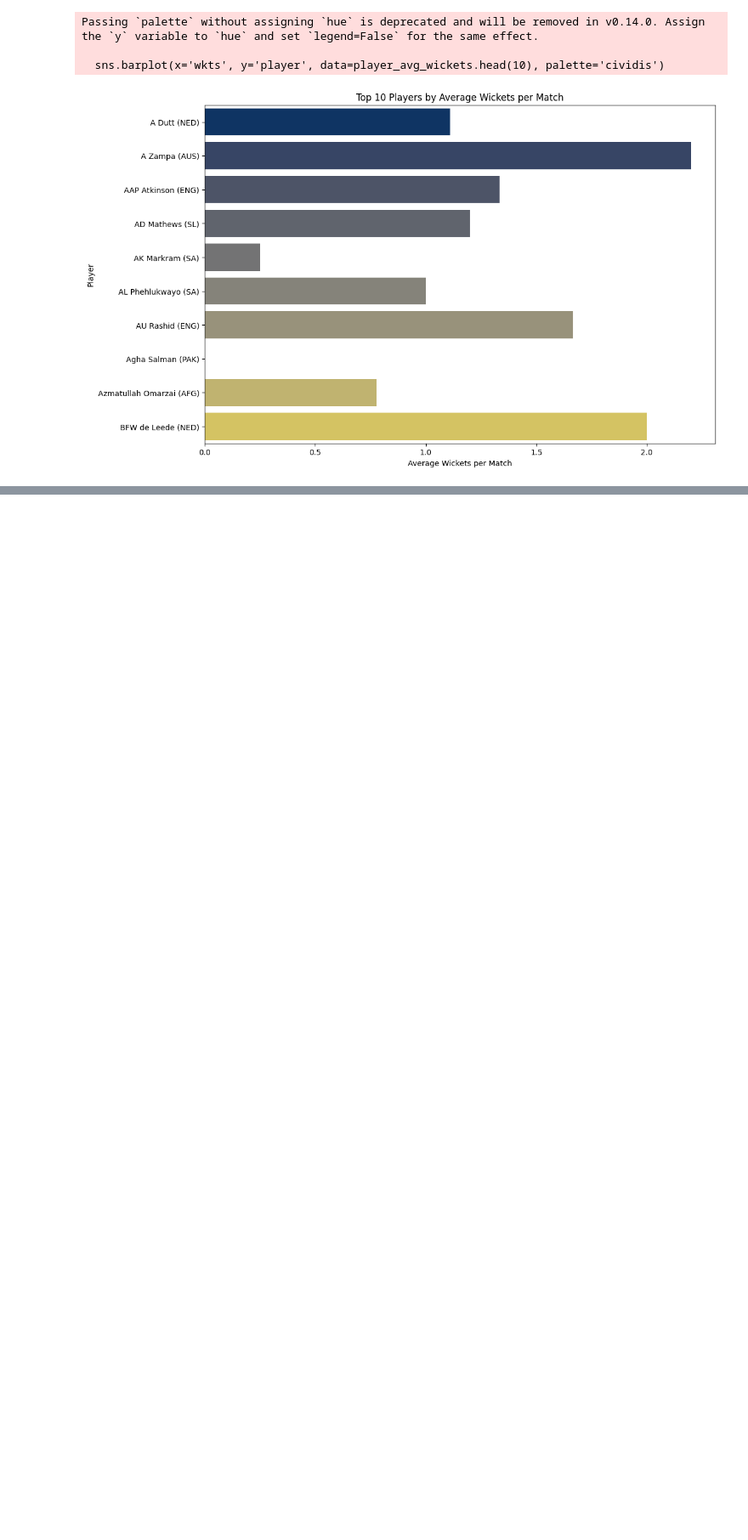
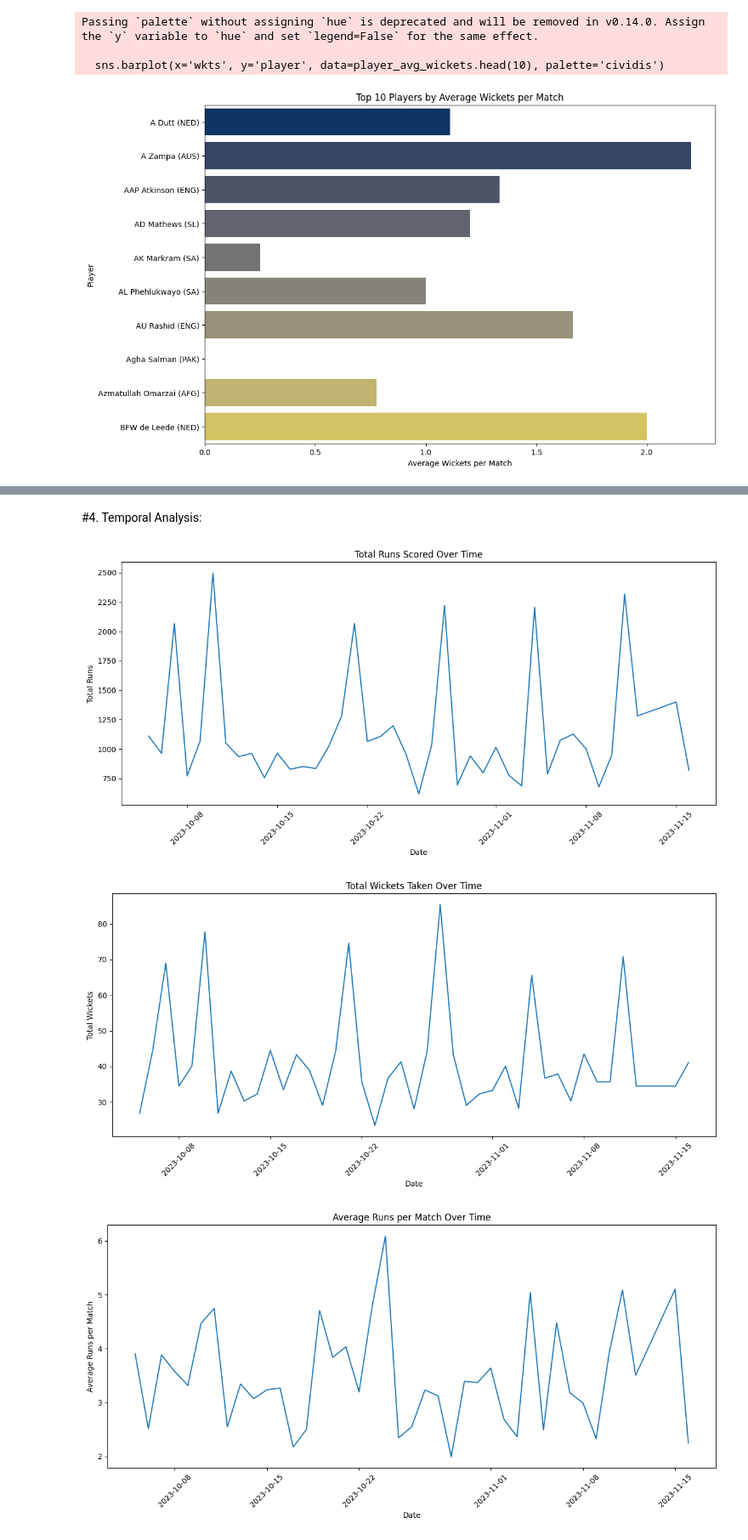
Before and after one commit to AnitaTasnim/Mentorness-ML-internship, a Jupyter notebook: worldcup2023.ipynb, the cells around one changed output, grey strips where cells are left out. Shown at 85% size. Saved outputs shown, nothing was run; the diff lists cells and outputs as text; code cells hidden in the pictures; blank space fills up the shorter version.

```diff
--- a/worldcup2023.ipynb
+++ b/worldcup2023.ipynb
@@ -430,0 +436,2 @@ Passing `palette` without assigning `hue` is deprecated and will be removed in v
+# %%
+data=df
@@ -430,0 +465,8 @@ Passing `palette` without assigning `hue` is deprecated and will be removed in v
+# %%
+# Fill NaN values in 'runs' column with the mean of that column
+#4s	6s	sr	not_out	mins
+data['4s'] = data['4s'].fillna(data['4s'].mean())
+data['6s'] = data['6s'].fillna(data['6s'].mean())
+data['sr'] = data['sr'].fillna(data['sr'].mean())
+data['not_out'] = data['not_out'].fillna(data['not_out'].mean())
+data['mins'] = data['mins'].fillna(data['mins'].mean())
@@ -430,0 +780,65 @@ Passing `palette` without assigning `hue` is deprecated and will be removed in v
+# %% [markdown]
+#4. Temporal Analysis:
+# %%
+
+# Convert 'start_date' column to datetime format
+data['start_date'] = pd.to_datetime(data['start_date'])
+
+# Temporal Analysis - Total Runs Scored Over Time
+total_runs_over_time = data.groupby('start_date')['runs'].sum().reset_index()
+
+# Temporal Analysis - Total Wickets Taken Over Time
+total_wickets_over_time = data.groupby('start_date')['wkts'].sum().reset_index()
+
+# Plotting Temporal Analysis - Total Runs Scored Over Time
+plt.figure(figsize=(12, 6))
+sns.lineplot(x='start_date', y='runs', data=total_runs_over_time)
+plt.title('Total Runs Scored Over Time')
+plt.xlabel('Date')
+plt.ylabel('Total Runs')
+plt.xticks(rotation=45)
+plt.tight_layout()
+plt.show()
+
+# Plotting Temporal Analysis - Total Wickets Taken Over Time
+plt.figure(figsize=(12, 6))
+sns.lineplot(x='start_date', y='wkts', data=total_wickets_over_time)
+plt.title('Total Wickets Taken Over Time')
+plt.xlabel('Date')
+plt.ylabel('Total Wickets')
+plt.xticks(rotation=45)
+plt.tight_layout()
+plt.show()
+
+# Temporal Analysis - Average Runs per Match Over Time
+data['matches_played'] = data.groupby('player')['start_date'].transform('count')
+data['avg_runs_per_match'] = data['runs'] / data['matches_played']
+avg_runs_per_match_over_time = data.groupby('start_date')['avg_runs_per_match'].mean().reset_index()
+
+# Temporal Analysis - Average Wickets per Match Over Time
+data['avg_wkts_per_match'] = data['wkts'] / data['matches_played']
+avg_wkts_per_match_over_time = data.groupby('start_date')['avg_wkts_per_match'].mean().reset_index()
+
+# Plotting Temporal Analysis - Average Runs per Match Over Time
+plt.figure(figsize=(12, 6))
+sns.lineplot(x='start_date', y='avg_runs_per_match', data=avg_runs_per_match_over_time)
+plt.title('Average Runs per Match Over Time')
+plt.xlabel('Date')
+plt.ylabel('Average Runs per Match')
+plt.xticks(rotation=45)
+plt.tight_layout()
+plt.show()
+
+# Plotting Temporal Analysis - Average Wickets per Match Over Time
+plt.figure(figsize=(12, 6))
+sns.lineplot(x='start_date', y='avg_wkts_per_match', data=avg_wkts_per_match_over_time)
+plt.title('Average Wickets per Match Over Time')
+plt.xlabel('Date')
+plt.ylabel('Average Wickets per Match')
+plt.xticks(rotation=45)
+plt.tight_layout()
+plt.show()
+# %% [output]
+[figure, added]
+[figure, added]
+[figure, added]
```
Also changed, not shown: parts of 16 cells of this notebook.
